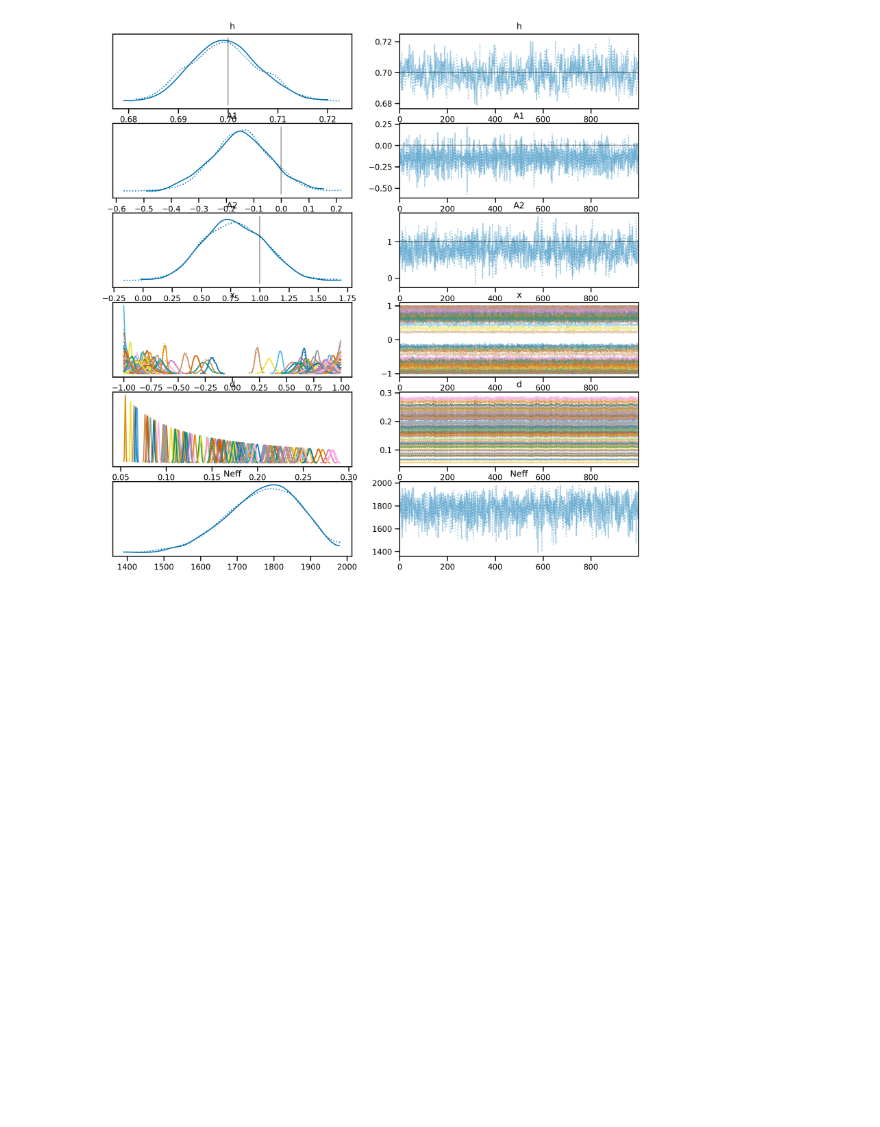
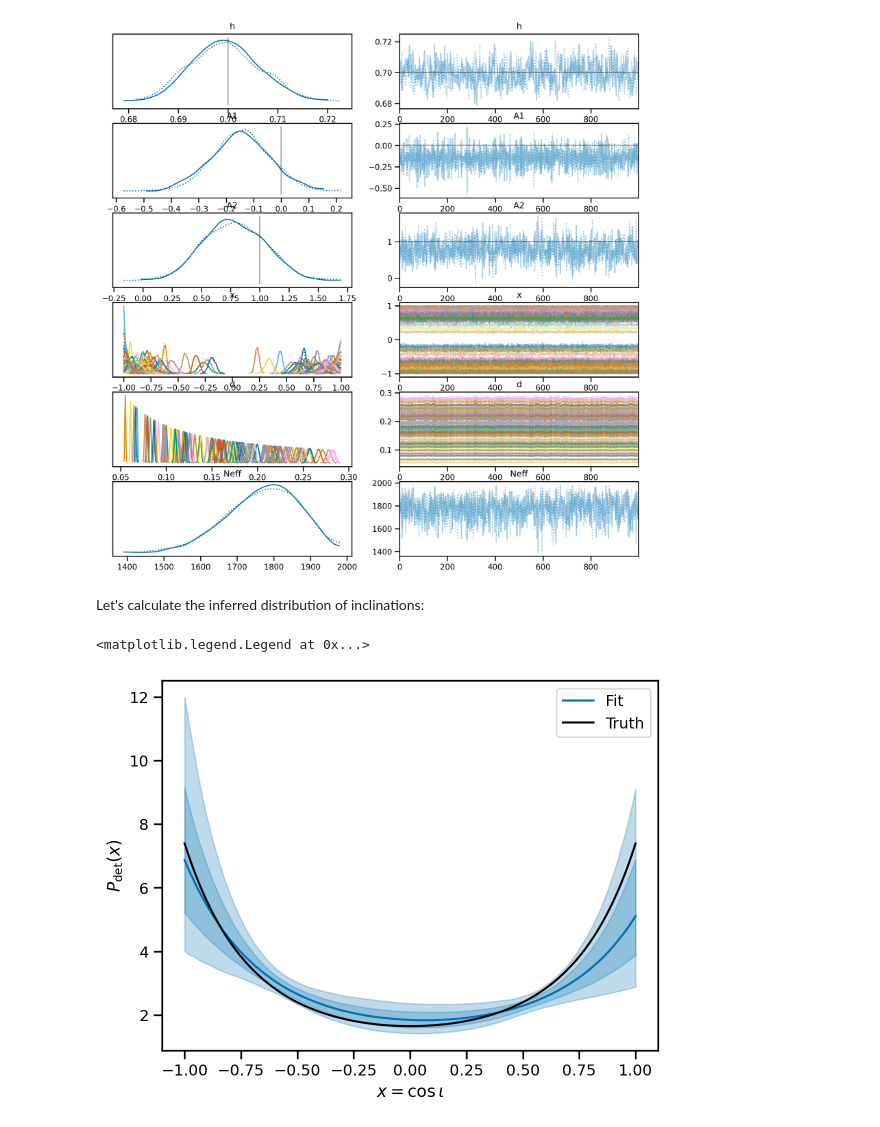
Before and after one commit to farr/BrightSirenInclinationSystematics, a Jupyter notebook: FullSimulation.ipynb, the cells around one changed output. Cells and saved outputs as stored; diff of their text form; code cells hidden in the pictures; blank space fills up the shorter version.

Commit message:
Updated full simulation with results plots.

```diff
--- a/FullSimulation.ipynb
+++ b/FullSimulation.ipynb
@@ -213,3 +234,19 @@ array([[<AxesSubplot: title={'center': 'h'}>,
        [<AxesSubplot: title={'center': 'Neff'}>,
         <AxesSubplot: title={'center': 'Neff'}>]], dtype=object)
 [figure]
+# %% [markdown]
+Let's calculate the inferred distribution of inclinations:
+# %%
+x = xr.DataArray(np.linspace(-1, 1, 1024), coords={'x_index': np.arange(1024)}, dims='x_index')
+pds = P_det(x, [1, trace.posterior.A1, trace.posterior.A2])
+dim = ['chain', 'draw']
+l, = plt.plot(x,pds.median(dim=dim), label='Fit')
+plt.fill_between(x, pds.quantile(0.84, dim=dim), pds.quantile(0.16, dim=dim), color=l.get_color(), alpha=0.25)
+plt.fill_between(x, pds.quantile(0.975, dim=dim), pds.quantile(0.025, dim=dim), color=l.get_color(), alpha=0.25)
+plt.plot(x, P_det(x, A_true), color='k', label='Truth')
+plt.xlabel(r'$x = \cos\iota$')
+plt.ylabel(r'$P_\mathrm{det}(x)$')
+plt.legend()
+# %% [output]
+<matplotlib.legend.Legend at 0x...>
+[figure, added]
```
Also changed, not shown: parts of 9 cells of this notebook.
